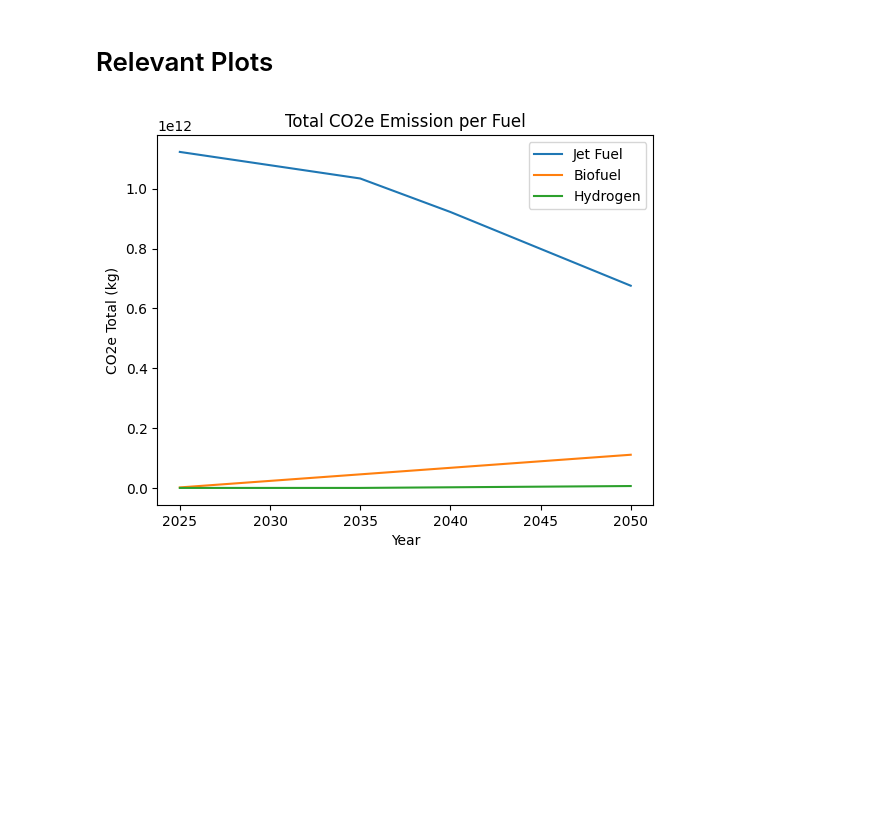
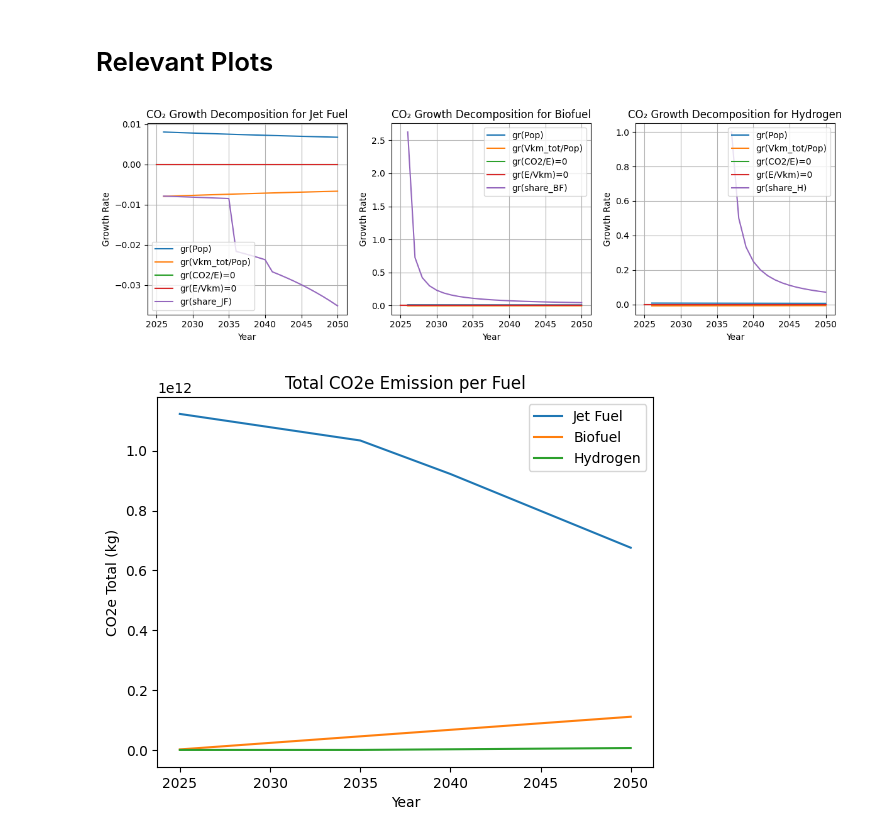
Before and after one commit to NovemberDays/Future-of-Aviation-Analysis, a Jupyter notebook: analysis.ipynb, the cells around one changed output. Saved outputs shown, nothing was run; the diff lists cells and outputs as text; code cells hidden in the pictures; blank space fills up the shorter version.

```diff
--- a/analysis.ipynb
+++ b/analysis.ipynb
@@ -79,6 +79,15 @@ Vkm_needed = CO2e_target_2050 / fixed_em_per_vkm
 
 CO2e_target_2025 = df.loc[df.year == t0, 'CO2e_total'].iloc[0]
 
+df['gr_population'] = df['population'].pct_change()
+activity_per_cap = Vkm_tot / df['population']
+df['gr_act_per_cap'] = activity_per_cap.pct_change()
+
+for col in ['share_BF', 'share_H', 'share_E', 'share_JF']:
+    df[f'gr_{col}'] = df[col].pct_change()
+
+df.replace([np.inf, -np.inf], np.nan, inplace=True)
+
 print(f"\n2050 CO₂e target = {CO2e_target_2050:.2e} kg")
 print(f"\n2025 CO₂e target = {CO2e_target_2025:.2e} kg")
 
@@ -160,6 +170,52 @@ Year & Total CO$_2$e (kg) & CO$_2$e per Vkm (kg) & CO$_2$e per capita (kg) \\
 | 25 | 2050 | 7.930625e+11 | 6.7416 | 80.92 |
 # %% [markdown]
 # Relevant Plots
+# %%
+for mode in ['JF','BF','H']:
+    df[f'gr_share_{mode}'] = df[f'share_{mode}'].pct_change()
+    df[f'gr_CO2_{mode}'] = (
+          df['gr_population']
+        + df['gr_act_per_cap']
+        + 0.0 # gr(CO2/E) = 0
+        + 0.0 # gr(E/Vkm) = 0
+        + df[f'gr_share_{mode}']
+    )
+
+fig, axes = plt.subplots(1, 3, figsize=(12, 4), sharex=True)
+
+for ax, (mode, label) in zip(axes, [
+    ('JF', 'Jet Fuel'),
+    ('BF', 'Biofuel'),
+    ('H',  'Hydrogen')
+]):
+    ax.plot(df['year'], df['gr_population'], label='gr(Pop)')
+    ax.plot(df['year'], df['gr_act_per_cap'], label='gr(Vkm_tot/Pop)')
+    ax.plot(df['year'], 0 * df['year'], label='gr(CO2/E)=0')
+    ax.plot(df['year'], 0 * df['year'], label='gr(E/Vkm)=0')
+    ax.plot(df['year'], df[f'gr_share_{mode}'], label=f'gr(share_{mode})')
+
+    df[f'gr_CO2_{mode}'] = (
+          df['gr_population']
+        + df['gr_act_per_cap']
+        + 0.0
+        + 0.0
+        + df[f'gr_share_{mode}']
+    )
+    # ax.plot(df['year'], df[f'gr_CO2_{mode}'],     label='sum = gr(CO2)')
+
+    ax.set_title(f'CO₂ Growth Decomposition for {label}')
+    ax.set_ylabel('Growth Rate')
+    ax.legend()
+    ax.grid(True)
+
+axes[0].set_xlabel('Year')
+axes[1].set_xlabel('Year')
+axes[2].set_xlabel('Year')
+plt.tight_layout()
+plt.savefig('growth.png', dpi=300, bbox_inches='tight')
+plt.show()
+# %% [output]
+[figure, added]
 # %%
 # Total CO2e emission per fuel (JF, BF, H)
 plt.figure()
```
Also changed, not shown: parts of 2 cells of this notebook, 1 other file.
